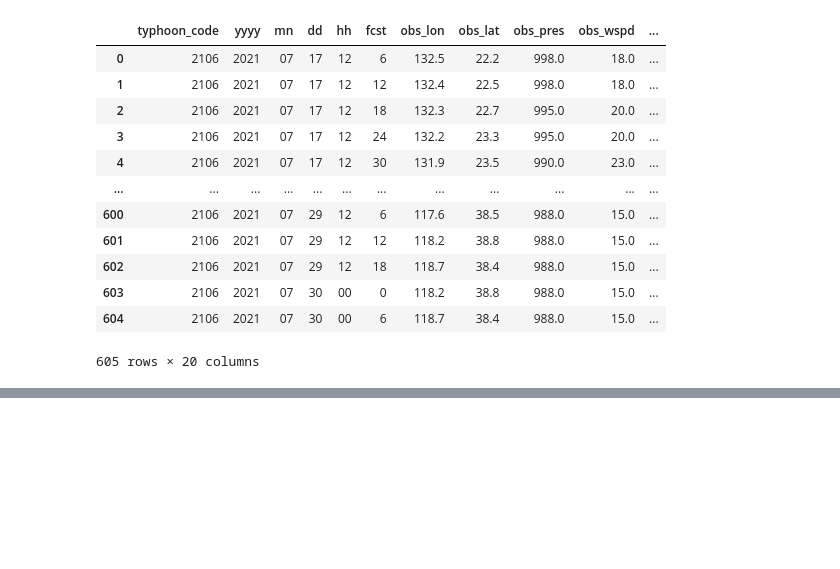
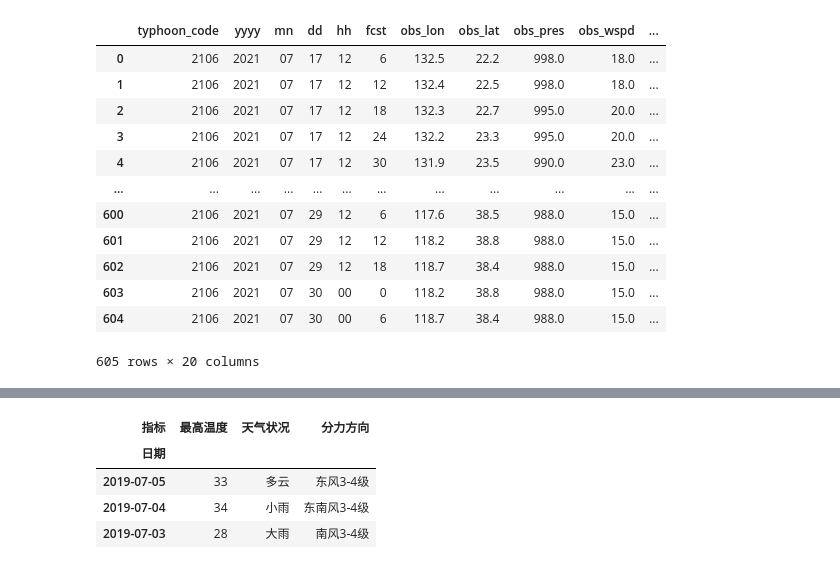
Before and after one commit to whpldgs/tec, a Jupyter notebook: pandas_tec.ipynb, the cells around one changed output, grey strips where cells are left out. Saved outputs shown, nothing was run; the diff lists cells and outputs as text; code cells hidden in the pictures; blank space fills up the shorter version.

```diff
--- a/pandas_tec.ipynb
+++ b/pandas_tec.ipynb
@@ -192,0 +282,8 @@ print(df)
+# %%
+df.loc[u'珠海','白天']
+# %% [output]
+| 指标 | 最高温度 | 天气状况 | 分力方向 |
+| 日期 |  |  |  |
+| 2019-07-05 | 33 | 多云 | 东风3-4级 |
+| 2019-07-04 | 34 | 小雨 | 东南风3-4级 |
+| 2019-07-03 | 28 | 大雨 | 南风3-4级 |
```
Also changed, not shown: parts of 4 cells of this notebook, 4 other files.
